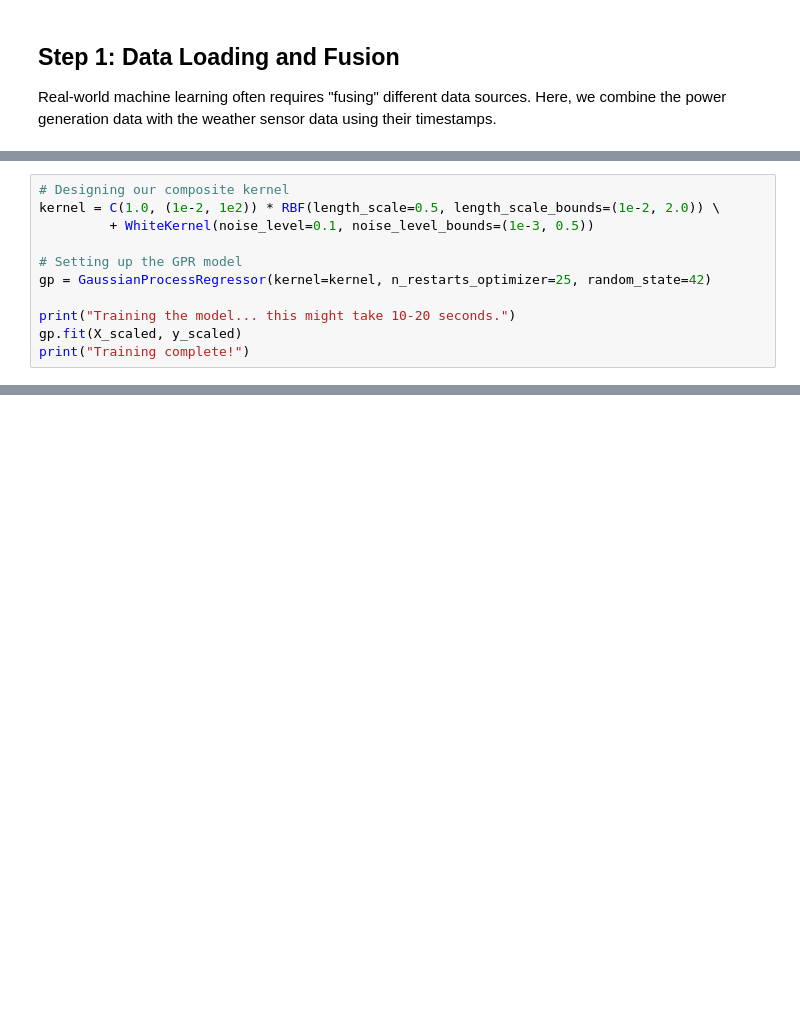
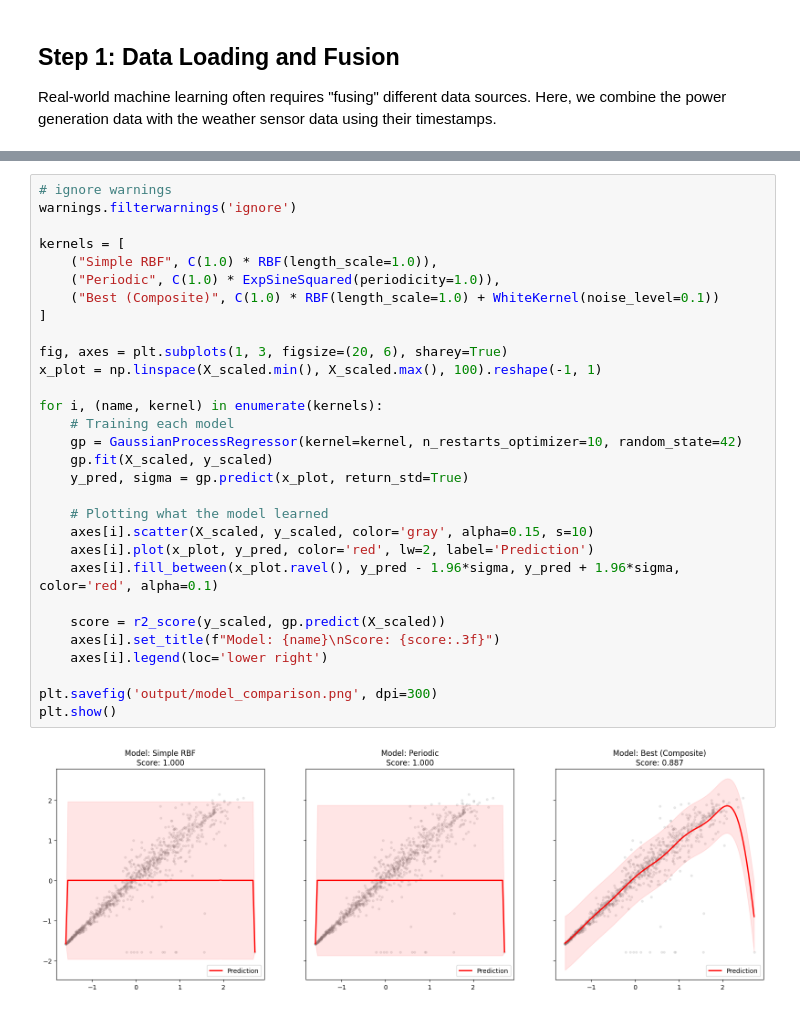
Before and after one commit to charanlogs/ML-Solar-GPR-Tutorial, a Jupyter notebook: notebook/GPR_Tutorial.ipynb, the cells around one changed output, grey strips where cells are left out. Drawn from its saved outputs; the diff is of its cells as text; blank space fills up the shorter version.

```diff
--- a/notebook/GPR_Tutorial.ipynb
+++ b/notebook/GPR_Tutorial.ipynb
@@ -79,11 +82,0 @@ The Kernel is the "prior knowledge" we give the model. We use an RBF kernel for
-# %%
-# Designing our composite kernel
-kernel = C(1.0, (1e-2, 1e2)) * RBF(length_scale=0.5, length_scale_bounds=(1e-2, 2.0)) \
-         + WhiteKernel(noise_level=0.1, noise_level_bounds=(1e-3, 0.5))
-
-# Setting up the GPR model
-gp = GaussianProcessRegressor(kernel=kernel, n_restarts_optimizer=25, random_state=42)
-
-print("Training the model... this might take 10-20 seconds.")
-gp.fit(X_scaled, y_scaled)
-print("Training complete!")
@@ -112,0 +93,32 @@ The final step is to plot our results. The blue line is our forecast, and the li
+# %%
+# ignore warnings
+warnings.filterwarnings('ignore')
+
+kernels = [
+    ("Simple RBF", C(1.0) * RBF(length_scale=1.0)),
+    ("Periodic", C(1.0) * ExpSineSquared(periodicity=1.0)),
+    ("Best (Composite)", C(1.0) * RBF(length_scale=1.0) + WhiteKernel(noise_level=0.1))
+]
+
+fig, axes = plt.subplots(1, 3, figsize=(20, 6), sharey=True)
+x_plot = np.linspace(X_scaled.min(), X_scaled.max(), 100).reshape(-1, 1)
+
+for i, (name, kernel) in enumerate(kernels):
+    # Training each model
+    gp = GaussianProcessRegressor(kernel=kernel, n_restarts_optimizer=10, random_state=42)
+    gp.fit(X_scaled, y_scaled)
+    y_pred, sigma = gp.predict(x_plot, return_std=True)
+
+    # Plotting what the model learned
+    axes[i].scatter(X_scaled, y_scaled, color='gray', alpha=0.15, s=10)
+    axes[i].plot(x_plot, y_pred, color='red', lw=2, label='Prediction')
+    axes[i].fill_between(x_plot.ravel(), y_pred - 1.96*sigma, y_pred + 1.96*sigma, color='red', alpha=0.1)
+
+    score = r2_score(y_scaled, gp.predict(X_scaled))
+    axes[i].set_title(f"Model: {name}\nScore: {score:.3f}")
+    axes[i].legend(loc='lower right')
+
+plt.savefig('output/model_comparison.png', dpi=300)
+plt.show()
+# %% [output]
+[figure, added]
```
Also changed, not shown: parts of 19 cells of this notebook, 8 other files.
